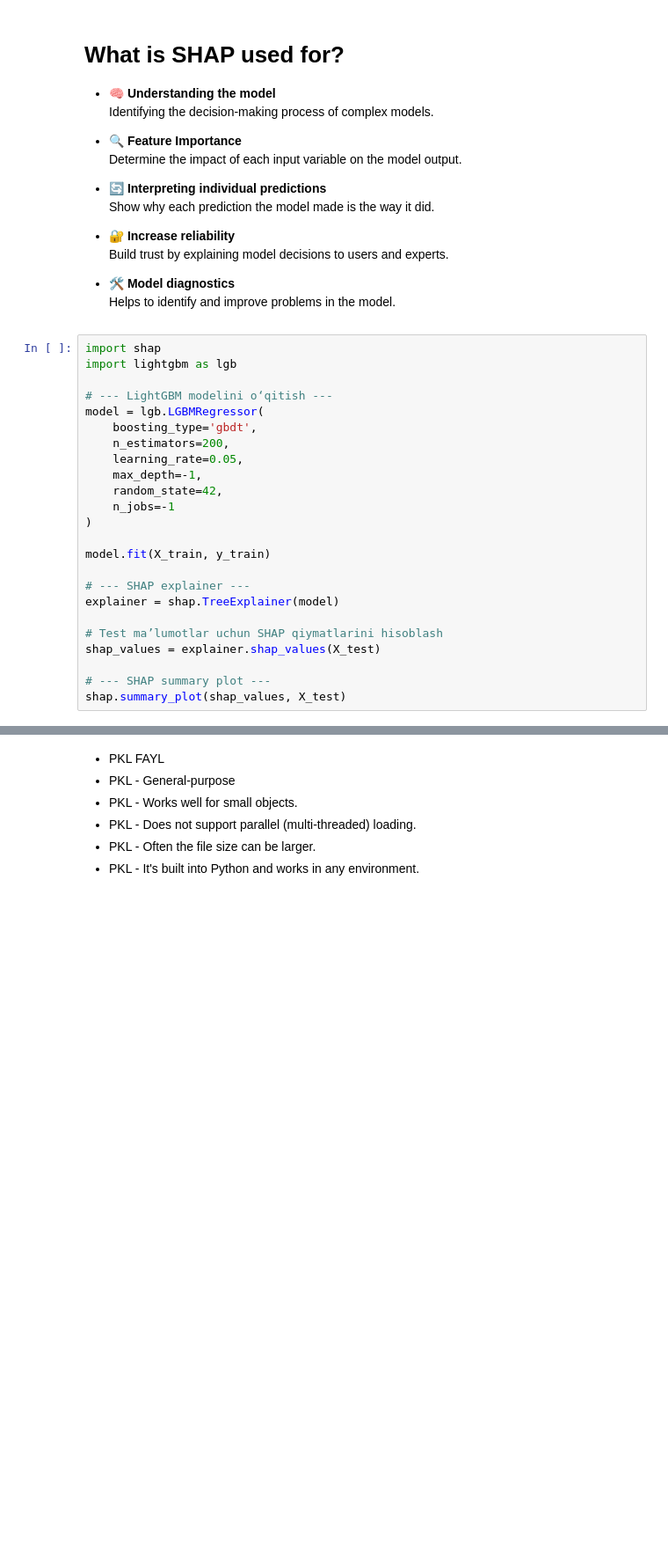
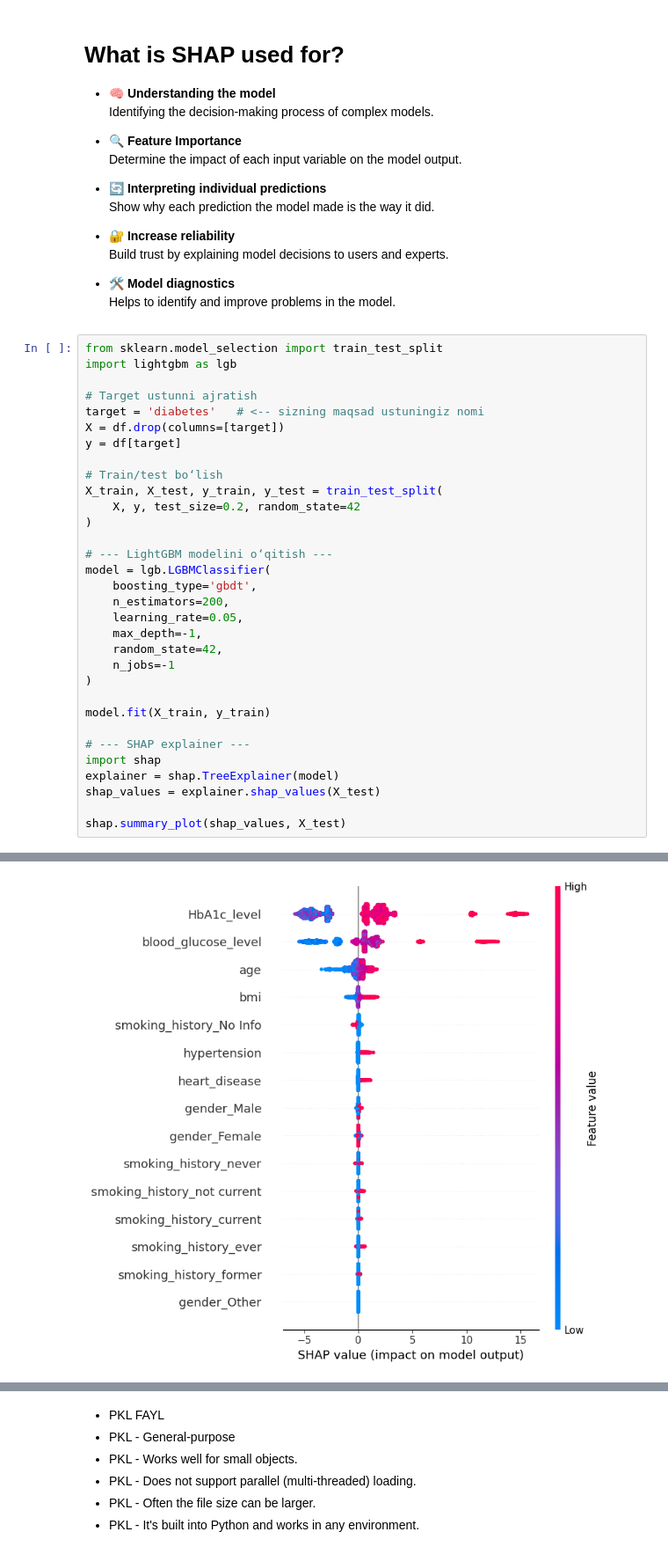
Before and after one commit to rasulbekdeveloper907/MY_PORTFOLIO, a Jupyter notebook: DIABETES_PREDICTION/Diabetes_Prediction.ipynb, the cells around one changed output, grey strips where cells are left out. Shown: that part at 88% size. Cells and saved outputs as stored; diff of their text form; blank space fills up the shorter version.

```diff
--- a/DIABETES_PREDICTION/Diabetes_Prediction.ipynb
+++ b/DIABETES_PREDICTION/Diabetes_Prediction.ipynb
@@ -893,11 +912,21 @@ print(f"RandomizedSearchCV best F1-score: {random_search.best_score_:.4f}")
 - 🛠️ **Model diagnostics**
   Helps to identify and improve problems in the model.
 # %%
-import shap
+from sklearn.model_selection import train_test_split
 import lightgbm as lgb
 
+# Target ustunni ajratish
+target = 'diabetes'   # <-- sizning maqsad ustuningiz nomi
+X = df.drop(columns=[target])
+y = df[target]
+
+# Train/test bo‘lish
+X_train, X_test, y_train, y_test = train_test_split(
+    X, y, test_size=0.2, random_state=42
+)
+
 # --- LightGBM modelini o‘qitish ---
-model = lgb.LGBMRegressor(
+model = lgb.LGBMClassifier(
     boosting_type='gbdt',
     n_estimators=200,
     learning_rate=0.05,
@@ -909,11 +938,9 @@ model = lgb.LGBMRegressor(
 model.fit(X_train, y_train)
 
 # --- SHAP explainer ---
+import shap
 explainer = shap.TreeExplainer(model)
-
-# Test ma’lumotlar uchun SHAP qiymatlarini hisoblash
 shap_values = explainer.shap_values(X_test)
 
-# --- SHAP summary plot ---
 shap.summary_plot(shap_values, X_test)
 # %% [output]
@@ -921,3 +956,4 @@ NameError: name 'X_train' is not defined
+[figure, added]
 # %%
 best_model = random_search.best_estimator_
 best_model
```
Also changed, not shown: parts of 7 cells of this notebook.
